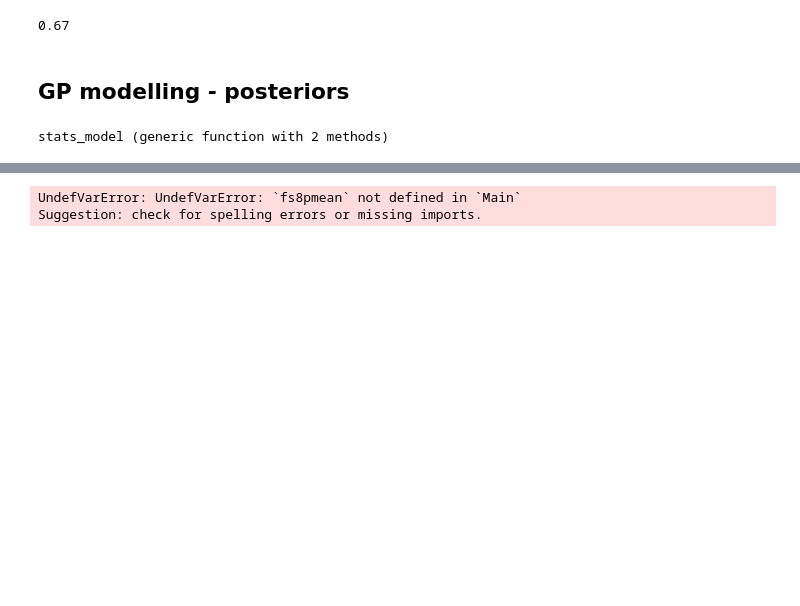
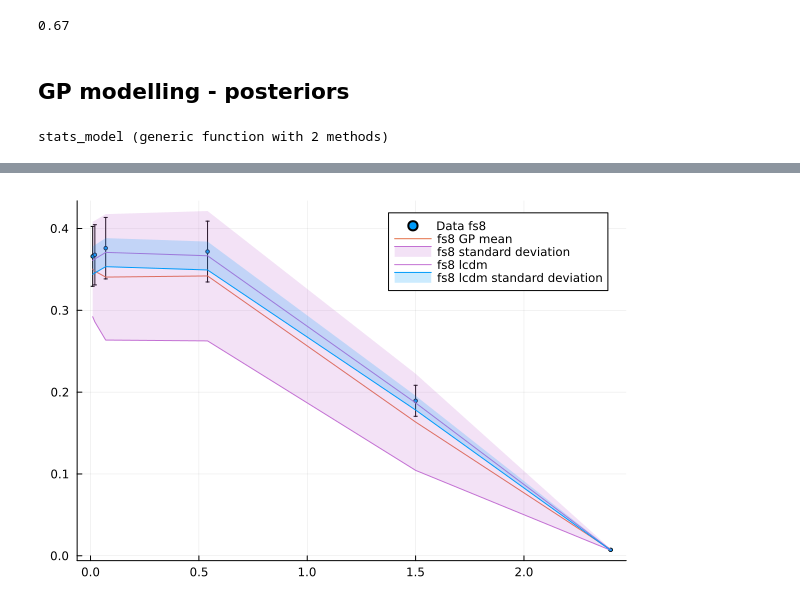
Before and after one commit to JaimeRZP/wb_gp, a Jupyter notebook: Tanvi/LCDM_GP_comparison.ipynb, the cells around one changed output, grey strips where cells are left out. Drawn from its saved outputs; the diff is of its cells as text; code cells hidden in the pictures; blank space fills up the shorter version.

```diff
--- a/Tanvi/LCDM_GP_comparison.ipynb
+++ b/Tanvi/LCDM_GP_comparison.ipynb
@@ -408,9 +412,8 @@ Suggestion: check for spelling errors or missing imports.
 # %%
 plot(fakedatafs8.z, fakedatafs8.data, yerr=fs8_err, label="Data fs8", ms=2, seriestype=:scatter)
-plot!(fakedatafs8.z, vec(fs8pmean), label="fs8 mean")
-plot!(fakedatafs8.z, vec(fs8pmean .- fs8ps),  fillrange = vec(fs8pmean .+ fs8ps), fillalpha=0.2, c=1, label="fs8 standard deviation")
+plot!(fakedatafs8.z, vec(fs8pmean), label="fs8 GP mean")
+plot!(fakedatafs8.z, vec(fs8pmean .- fs8ps),  fillrange = vec(fs8pmean .+ fs8ps), fillalpha=0.2, c=4, label="fs8 standard deviation")
 plot!(fakedatafs8.z, vec(fs8_lcdm_m), label="fs8 lcdm")
-plot!(fakedatafs8.z, vec(fs8_lcdm_m .- fs8_lcdm_s),  fillrange = vec(fs8_lcdm_m .+ fs8_lcdm_s), fillalpha=0.2, c=4, label="fs8 lcdm standard deviation")
+plot!(fakedatafs8.z, vec(fs8_lcdm_m .- fs8_lcdm_s),  fillrange = vec(fs8_lcdm_m .+ fs8_lcdm_s), fillalpha=0.2, c=1, label="fs8 lcdm standard deviation")
 # %% [output]
-UndefVarError: UndefVarError: `fs8pmean` not defined in `Main`
-Suggestion: check for spelling errors or missing imports.
+[figure, added]
```
Also changed, not shown: parts of 13 cells of this notebook.
